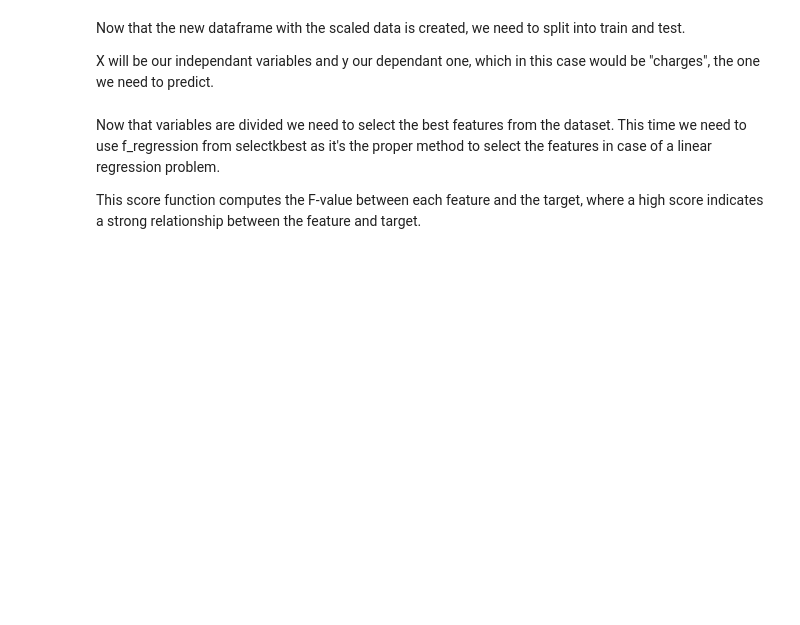
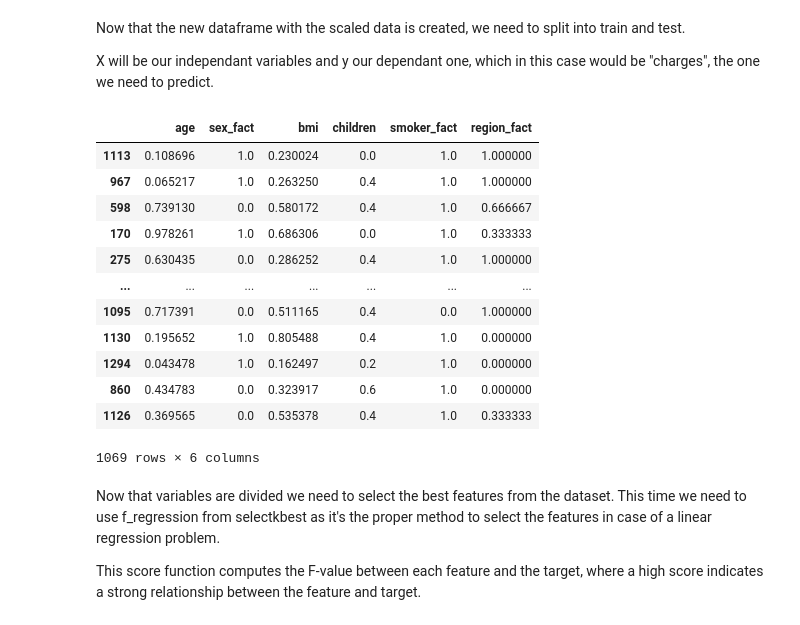
Before and after one commit to 4GeeksAcademy/JesusRoRo-Linear-Regression-Project, a Jupyter notebook: src/explore.ipynb, the cells around one changed output. Cells and saved outputs as stored; diff of their text form; code cells hidden in the pictures; blank space fills up the shorter version.

```diff
--- a/src/explore.ipynb
+++ b/src/explore.ipynb
@@ -81,11 +77,39 @@ Now that the new dataframe with the scaled data is created, we need to split int
 
 X will be our independant variables and y our dependant one, which in this case would be "charges", the one we need to predict.
 # %%
-X = fact_data_scal.drop(["charges"], axis= 1) #Independant variables
-y = fact_data_scal["charges"]#Dependant variable, our target
+X = fact_data.drop(["charges"], axis= 1) #Independant variables
+y = fact_data["charges"]#Dependant variable, our target
 
 #Using train_test_split from Sklearn, divide the variables into train and test
 X_train, X_test, y_train, y_test = train_test_split(X, y, test_size= 0.2, random_state= 42)#Random state set to 42 to replicate the shuffle everytime
+
+#Save all the variables for the new dataframe
+
+#Create the scaler
+scaler = MinMaxScaler()
+
+#Train the scaler with the train variables
+scaler.fit(X_train)
+
+#Transform train and test using the scaler
+X_train_scaled = pd.DataFrame(scaler.transform(X_train), index= X_train.index, columns= X_train.columns)
+X_test_scaled = pd.DataFrame(scaler.transform(X_test), index= X_test.index, columns= X_test.columns)
+
+X_train_scaled
+# %% [output]
+|  | age | sex_fact | bmi | children | smoker_fact | region_fact |
+| 1113 | 0.108696 | 1.0 | 0.230024 | 0.0 | 1.0 | 1.000000 |
+| 967 | 0.065217 | 1.0 | 0.263250 | 0.4 | 1.0 | 1.000000 |
+| 598 | 0.739130 | 0.0 | 0.580172 | 0.4 | 1.0 | 0.666667 |
+| 170 | 0.978261 | 1.0 | 0.686306 | 0.0 | 1.0 | 0.333333 |
+| 275 | 0.630435 | 0.0 | 0.286252 | 0.4 | 1.0 | 1.000000 |
+| ... | ... | ... | ... | ... | ... | ... |
+| 1095 | 0.717391 | 0.0 | 0.511165 | 0.4 | 0.0 | 1.000000 |
+| 1130 | 0.195652 | 1.0 | 0.805488 | 0.4 | 1.0 | 0.000000 |
+| 1294 | 0.043478 | 1.0 | 0.162497 | 0.2 | 1.0 | 0.000000 |
+| 860 | 0.434783 | 0.0 | 0.323917 | 0.6 | 1.0 | 0.000000 |
+| 1126 | 0.369565 | 0.0 | 0.535378 | 0.4 | 1.0 | 0.333333 |
+1069 rows × 6 columns
 # %% [markdown]
 Now that variables are divided we need to select the best features from the dataset. This time we need to use f_regression from selectkbest as it's the proper method to select the features in case of a linear regression problem.
 
```
Also changed, not shown: parts of 12 cells of this notebook, 2 other files.
